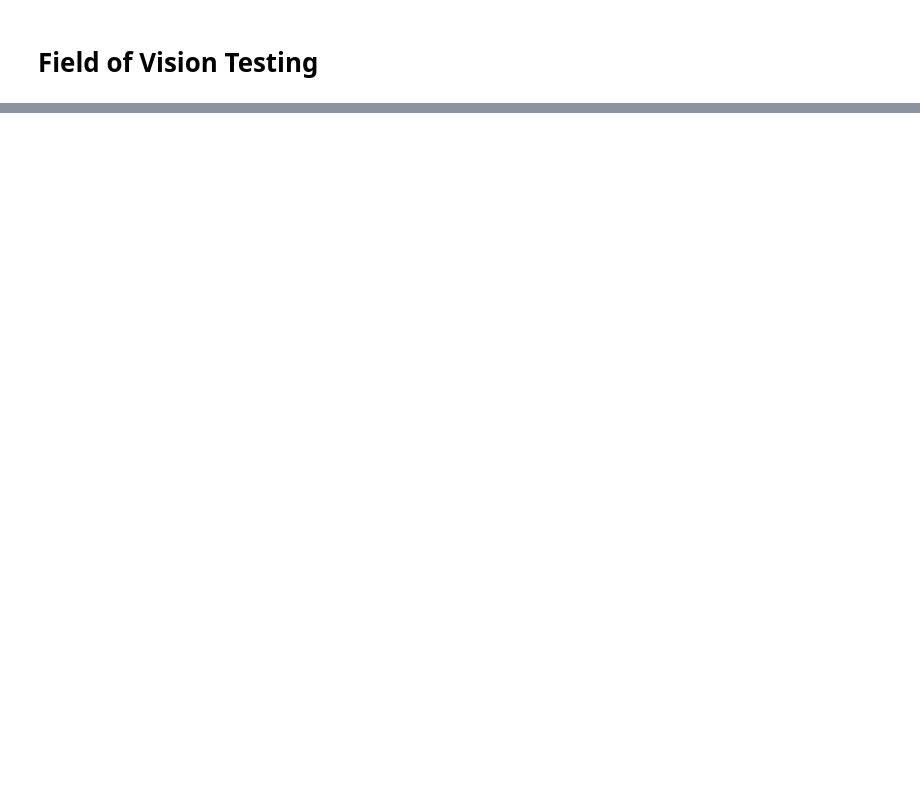
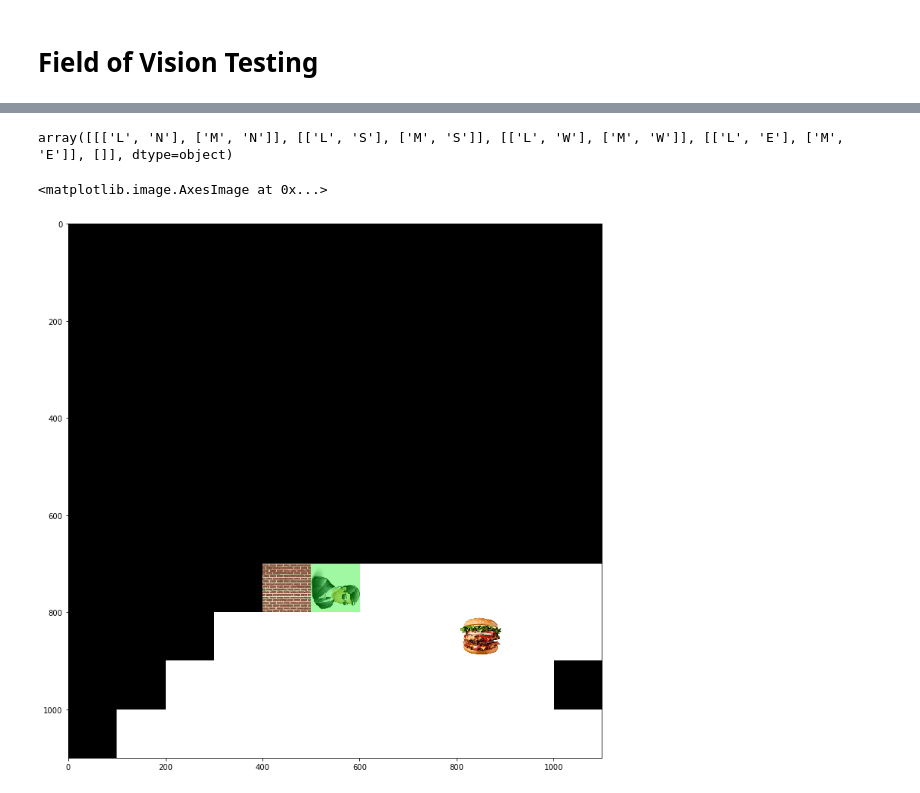
Before and after one commit to aqeel13932/APES_PT, a Jupyter notebook: Tester.ipynb, the cells around one changed output, grey strips where cells are left out. Saved outputs shown, nothing was run; the diff lists cells and outputs as text; code cells hidden in the pictures; blank space fills up the shorter version.

```diff
--- a/Tester.ipynb
+++ b/Tester.ipynb
@@ -189,2 +121,14 @@ def VisualizationTest():
 # %%
 t.Step()
+# %%
+Settings.PossibleActions
+# %% [output]
+array([[['L', 'N'], ['M', 'N']], [['L', 'S'], ['M', 'S']], [['L', 'W'], ['M', 'W']], [['L', 'E'], ['M', 'E']], []], dtype=object)
+# %%
+plt.figure(figsize=(13,13))
+gAgent.NextAction=Settings.PossibleActions[1]
+t.Step()
+plt.imshow(t.AgentViewPoint(gAgent.ID))
+# %% [output]
+<matplotlib.image.AxesImage at 0x...>
+[figure, added]
```
Also changed, not shown: parts of 14 cells of this notebook, 1 other file.
